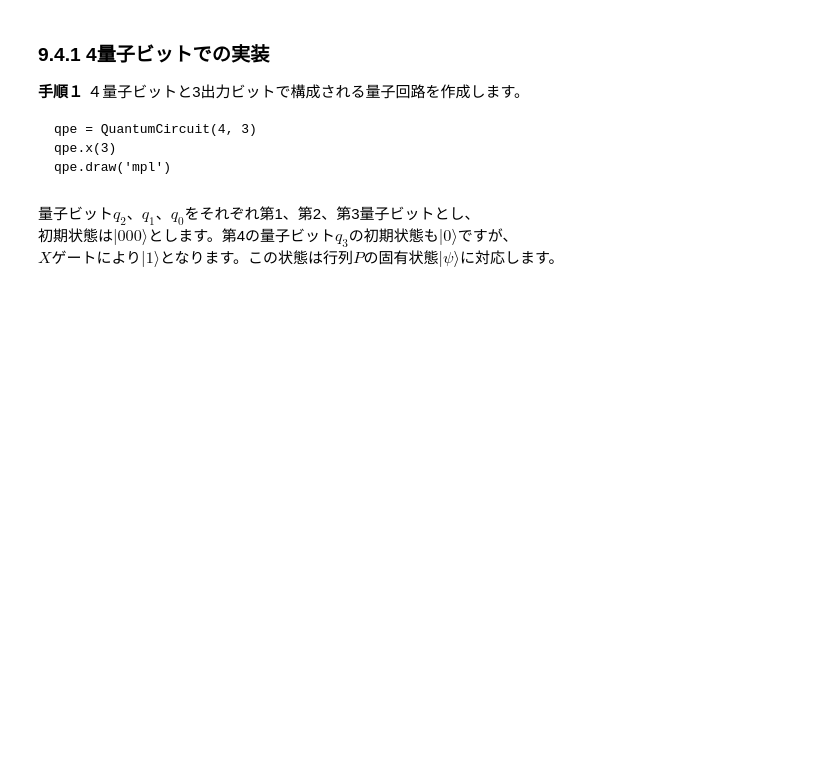
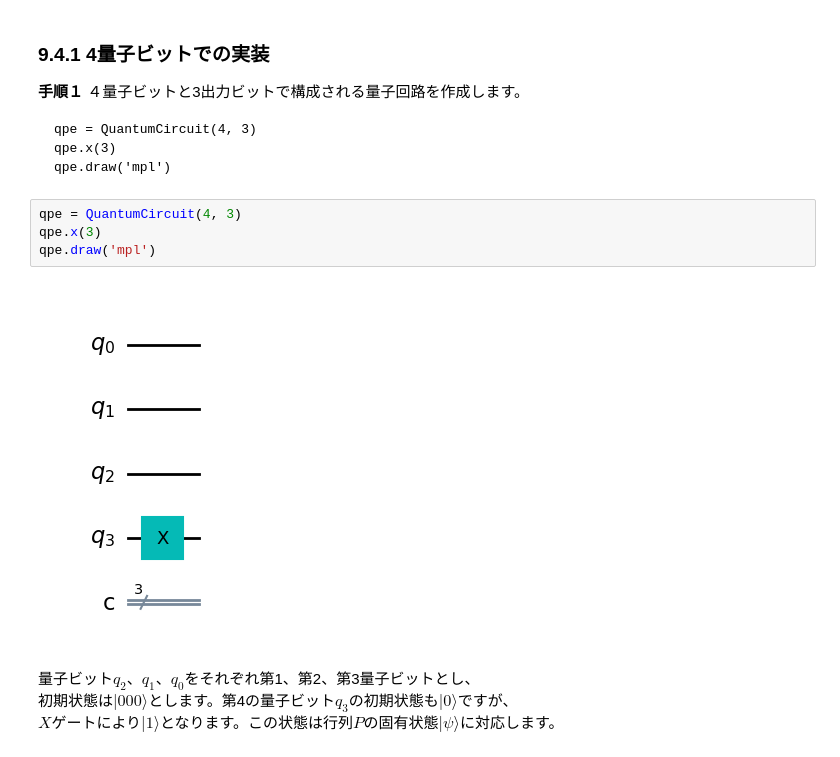
Before and after one commit to zum-m/01_jouhougakugairon, a Jupyter notebook: Copy_of_演習第9回.ipynb, the cells around one changed output. Saved outputs shown, nothing was run; the diff lists cells and outputs as text; blank space fills up the shorter version.

````diff
--- a/Copy_of_演習第9回.ipynb
+++ b/Copy_of_演習第9回.ipynb
@@ -151,6 +153,12 @@ qpe = QuantumCircuit(4, 3)
 qpe.x(3)
 qpe.draw('mpl')
 ```
+# %%
+qpe = QuantumCircuit(4, 3)
+qpe.x(3)
+qpe.draw('mpl')
+# %% [output]
+[figure, added]
 # %% [markdown]
 量子ビット$q_2$、$q_1$、$q_0$をそれぞれ第1、第2、第3量子ビットとし、
 初期状態は$|000⟩$とします。第4の量子ビット$q_3$の初期状態も$|0⟩$ですが、
````
Also changed, not shown: parts of 9 cells of this notebook.
